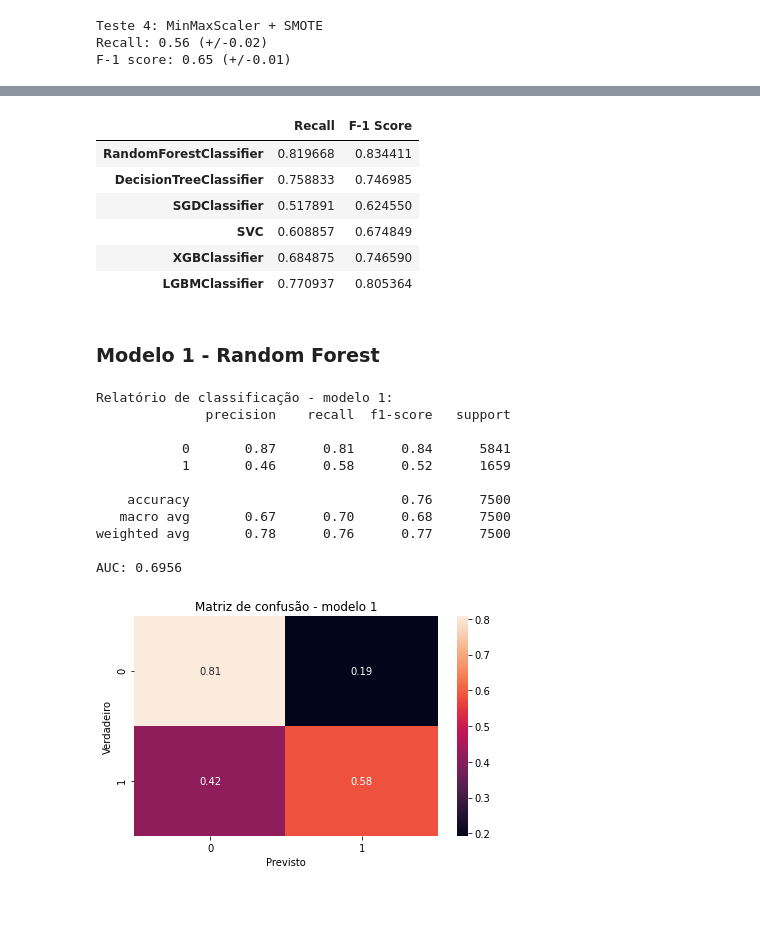
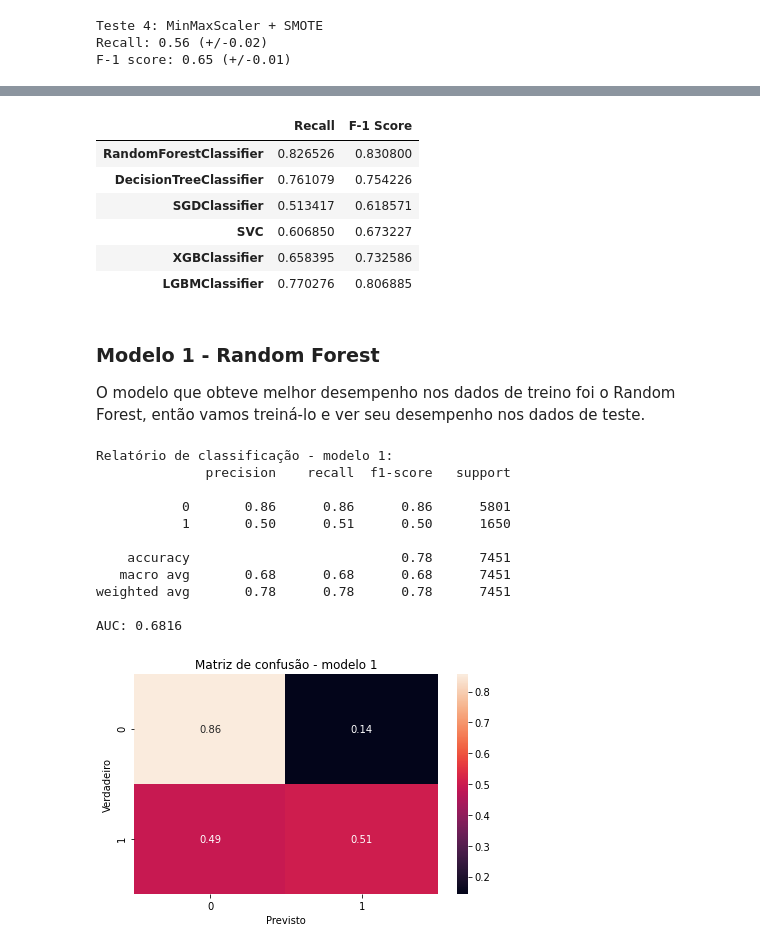
Before and after one commit to marinavillaschi/first_datascience_mpv, a Jupyter notebook: Previsão_de_Inadimplência_de_Cartão_de_Crédito.ipynb, the cells around one changed output, grey strips where cells are left out. Drawn from its saved outputs; the diff is of its cells as text; code cells hidden in the pictures; blank space fills up the shorter version.

```diff
--- a/Previsão_de_Inadimplência_de_Cartão_de_Crédito.ipynb
+++ b/Previsão_de_Inadimplência_de_Cartão_de_Crédito.ipynb
@@ -425,0 +442,21 @@ Iremos desconsiderar a variável `ID`, conforme identificamos anteriormente ela
+# %%
+# eliminando outliers
+df_clean.drop(df_clean[df_clean.LIMIT_BAL >= 700000].index, axis=0, inplace=True)
+df_clean.drop(df_clean[df_clean.BILL_AMT1 >= 500000].index, axis=0, inplace=True)
+df_clean.drop(df_clean[df_clean.BILL_AMT2 >= 500000].index, axis=0, inplace=True)
+df_clean.drop(df_clean[df_clean.BILL_AMT3 >= 500000].index, axis=0, inplace=True)
+df_clean.drop(df_clean[df_clean.BILL_AMT4 >= 500000].index, axis=0, inplace=True)
+df_clean.drop(df_clean[df_clean.BILL_AMT5 >= 500000].index, axis=0, inplace=True)
+df_clean.drop(df_clean[df_clean.BILL_AMT6 >= 500000].index, axis=0, inplace=True)
+df_clean.drop(df_clean[df_clean.BILL_AMT1 <= -100000].index, axis=0, inplace=True)
+df_clean.drop(df_clean[df_clean.BILL_AMT2 <= -100000].index, axis=0, inplace=True)
+df_clean.drop(df_clean[df_clean.BILL_AMT3 <= -100000].index, axis=0, inplace=True)
+df_clean.drop(df_clean[df_clean.BILL_AMT4 <= -100000].index, axis=0, inplace=True)
+df_clean.drop(df_clean[df_clean.BILL_AMT5 <= -100000].index, axis=0, inplace=True)
+df_clean.drop(df_clean[df_clean.BILL_AMT6 <= -100000].index, axis=0, inplace=True)
+df_clean.drop(df_clean[df_clean.PAY_AMT1 >= 250000].index, axis=0, inplace=True)
+df_clean.drop(df_clean[df_clean.PAY_AMT2 >= 250000].index, axis=0, inplace=True)
+df_clean.drop(df_clean[df_clean.PAY_AMT3 >= 250000].index, axis=0, inplace=True)
+df_clean.drop(df_clean[df_clean.PAY_AMT4 >= 250000].index, axis=0, inplace=True)
+df_clean.drop(df_clean[df_clean.PAY_AMT5 >= 250000].index, axis=0, inplace=True)
+df_clean.drop(df_clean[df_clean.PAY_AMT6 >= 250000].index, axis=0, inplace=True)
@@ -427,6 +484,11 @@ Iremos desconsiderar a variável `ID`, conforme identificamos anteriormente ela
 # deletando a coluna ID
 df_clean.drop('ID', axis=1, inplace=True)
 
+# junção das colunas
+df_clean['TOTAL_BILL'] = df['BILL_AMT1'] + df['BILL_AMT2'] + df['BILL_AMT3'] + df['BILL_AMT4'] + df['BILL_AMT5'] + df['BILL_AMT6']
+df_clean['TOTAL_PAY'] = df['PAY_AMT1'] + df['PAY_AMT2'] + df['PAY_AMT3'] + df['PAY_AMT4'] + df['PAY_AMT5'] + df['PAY_AMT6']
+df_clean.drop(columns=['BILL_AMT1', 'BILL_AMT2', 'BILL_AMT3', 'BILL_AMT4', 'BILL_AMT5', 'BILL_AMT6', 'PAY_AMT1', 'PAY_AMT2', 'PAY_AMT3', 'PAY_AMT4', 'PAY_AMT5', 'PAY_AMT6'], inplace=True)
+
 # verificando as colunas remanescentes
 print("Colunas após limpeza:\n")
 print(df_clean.info())
@@ -676,7 +751,6 @@ model = []
 recall = []
 f1 = []
 
-
 for clf in (rf, dt, sgdc, svc, xgb, lgbm):
   model.append(clf.__class__.__name__)
   scores_r = cross_val_score(clf, X_train_final, y_train_final, cv=5, scoring='recall')
@@ -688,52 +762,55 @@ for clf in (rf, dt, sgdc, svc, xgb, lgbm):
 pd.DataFrame(data=data, index=model, columns=['Recall', 'F-1 Score'])
 # %% [output]
 |  | Recall | F-1 Score |
-| RandomForestClassifier | 0.819668 | 0.834411 |
-| DecisionTreeClassifier | 0.758833 | 0.746985 |
-| SGDClassifier | 0.517891 | 0.624550 |
-| SVC | 0.608857 | 0.674849 |
-| XGBClassifier | 0.684875 | 0.746590 |
-| LGBMClassifier | 0.770937 | 0.805364 |
+| RandomForestClassifier | 0.826526 | 0.830800 |
+| DecisionTreeClassifier | 0.761079 | 0.754226 |
+| SGDClassifier | 0.513417 | 0.618571 |
+| SVC | 0.606850 | 0.673227 |
+| XGBClassifier | 0.658395 | 0.732586 |
+| LGBMClassifier | 0.770276 | 0.806885 |
-# %% [markdown]
-### Modelo 1 - Random Forest
+# %% [markdown]
+### Modelo 1 - Random Forest
+
+O modelo que obteve melhor desempenho nos dados de treino foi o Random Forest, então vamos treiná-lo e ver seu desempenho nos dados de teste.
 # %%
+from sklearn.ensemble import RandomForestClassifier
 # instanciando o modelo 1
-model_1 = SVC(random_state=1)
+model_1 = RandomForestClassifier(random_state=1)
 
 # treinando o modelo 1
 model_1.fit(X_train_final, y_train_final)
 
 # fazendo previsões com dados de teste
 y_pred_1 = model_1.predict(X_test)
 
 from sklearn import metrics
 from sklearn.metrics import roc_auc_score, accuracy_score, f1_score, confusion_matrix, classification_report
 from scikitplot.metrics import plot_confusion_matrix, plot_roc
 
 # imprimindo relatório de classificação
 print("Relatório de classificação - modelo 1:")
 print(classification_report(y_test, y_pred_1))
 
 # imprimir a área sob a curva
 print("AUC: {:.4f}\n".format(roc_auc_score(y_test, y_pred_1)))
 
 # plotando a matriz de confusão
 fig, ax = plt.subplots()
 sns.heatmap(confusion_matrix(y_test, y_pred_1, normalize='true'), annot=True, ax=ax)
 ax.set_title("Matriz de confusão - modelo 1")
 ax.set_ylabel("Verdadeiro")
 ax.set_xlabel("Previsto")
 plt.tight_layout()
 # %% [output]
 Relatório de classificação - modelo 1:
               precision    recall  f1-score   support
 
-           0       0.87      0.81      0.84      5841
-           1       0.46      0.58      0.52      1659
+           0       0.86      0.86      0.86      5801
+           1       0.50      0.51      0.50      1650
 
-    accuracy                           0.76      7500
-   macro avg       0.67      0.70      0.68      7500
-weighted avg       0.78      0.76      0.77      7500
+    accuracy                           0.78      7451
+   macro avg       0.68      0.68      0.68      7451
+weighted avg       0.78      0.78      0.78      7451
 
-AUC: 0.6956
+AUC: 0.6816
-[figure, old version]
+[figure, new version]
```
Also changed, not shown: parts of 27 cells of this notebook.
